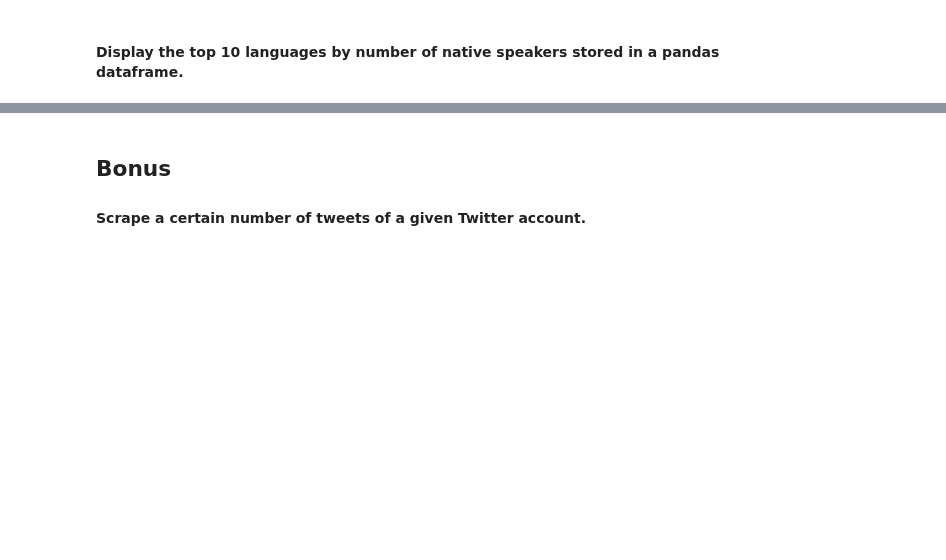
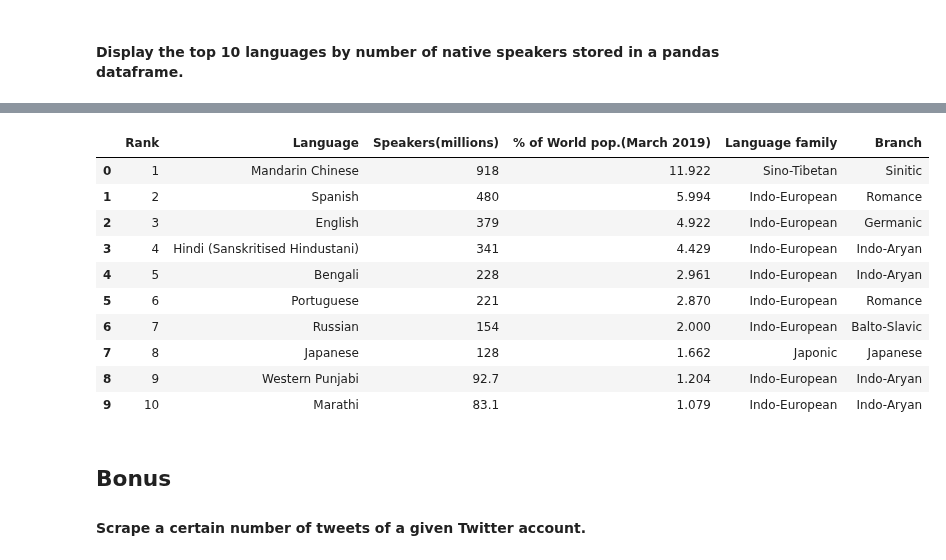
Before and after one commit to gabrielanakasato/ironhack-daft, a Jupyter notebook: labs/lab-w04/03-web-scraping/your-code/main.ipynb, the cells around one changed output, grey strips where cells are left out. Drawn from its saved outputs; the diff is of its cells as text; code cells hidden in the pictures; blank space fills up the shorter version.

```diff
--- a/labs/lab-w04/03-web-scraping/your-code/main.ipynb
+++ b/labs/lab-w04/03-web-scraping/your-code/main.ipynb
@@ -455,3 +473,32 @@ response
+# %%
+# your code here
+
+# Get the content in the url
+content = BeautifulSoup(response.content)
+
+# Table data
+data = [re.sub(r'\[\d+\]', '', item.text.replace('\n', '')) for item
+        in content.find('table', attrs={'class': 'wikitable sortable'}).find_all('td')]
+
+# Table headers
+headers = [re.sub(r'\[\d+\]', '', item.text.replace('\n', '')) for item
+           in content.find('table', attrs={'class': 'wikitable sortable'}).find_all('th')]
+
+# Create the pandas dataframe
+df = pd.DataFrame(np.array(data).reshape(-1, 6), columns=headers)
+df.head(10)
+# %% [output]
+|  | Rank | Language | Speakers(millions) | % of World pop.(March 2019) | Language family | Branch |
+| 0 | 1 | Mandarin Chinese | 918 | 11.922 | Sino-Tibetan | Sinitic |
+| 1 | 2 | Spanish | 480 | 5.994 | Indo-European | Romance |
+| 2 | 3 | English | 379 | 4.922 | Indo-European | Germanic |
+| 3 | 4 | Hindi (Sanskritised Hindustani) | 341 | 4.429 | Indo-European | Indo-Aryan |
+| 4 | 5 | Bengali | 228 | 2.961 | Indo-European | Indo-Aryan |
+| 5 | 6 | Portuguese | 221 | 2.870 | Indo-European | Romance |
+| 6 | 7 | Russian | 154 | 2.000 | Indo-European | Balto-Slavic |
+| 7 | 8 | Japanese | 128 | 1.662 | Japonic | Japanese |
+| 8 | 9 | Western Punjabi | 92.7 | 1.204 | Indo-European | Indo-Aryan |
+| 9 | 10 | Marathi | 83.1 | 1.079 | Indo-European | Indo-Aryan |
 # %% [markdown]
 ## Bonus
 #### Scrape a certain number of tweets of a given Twitter account.
```
Also changed, not shown: parts of 4 cells of this notebook, 2 other files.
